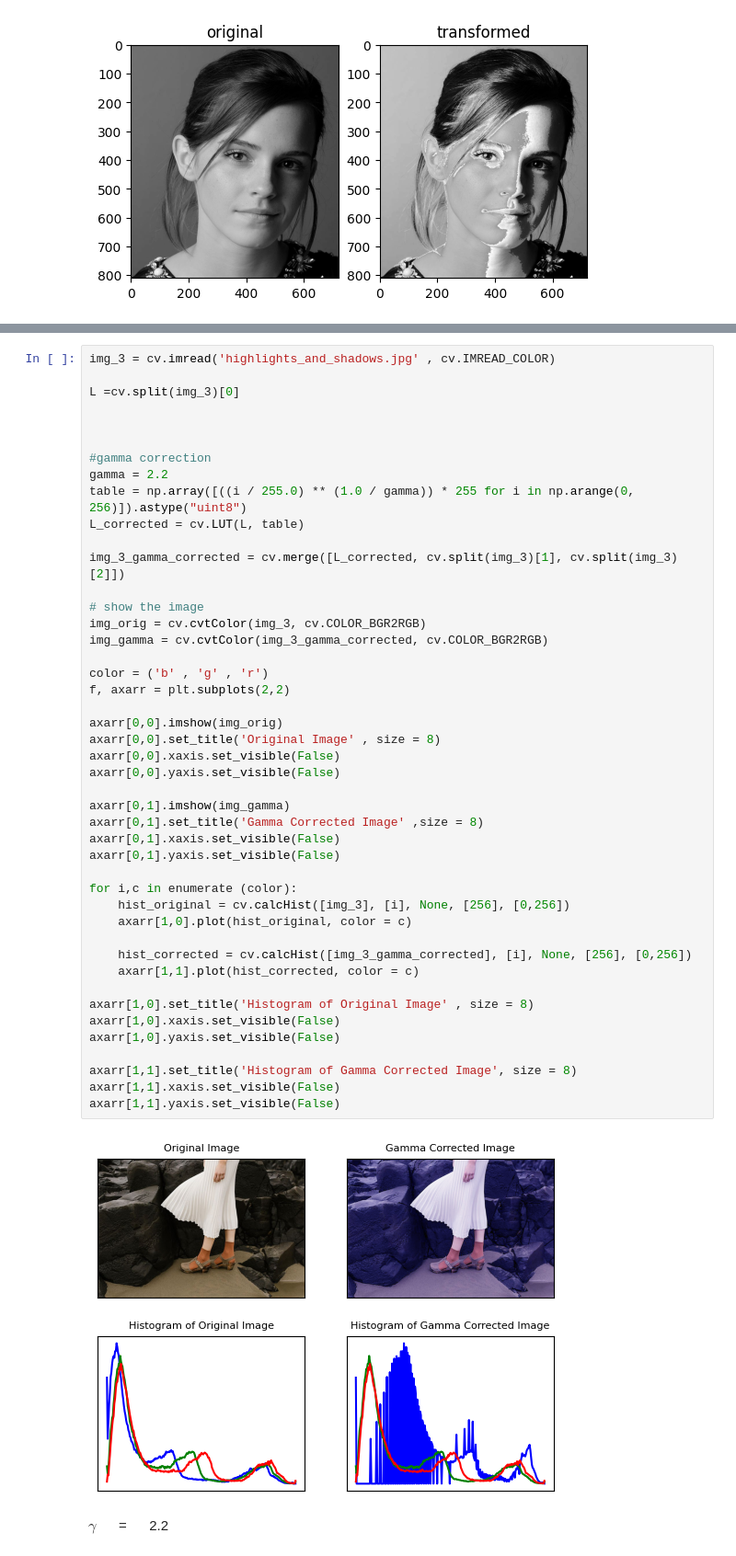
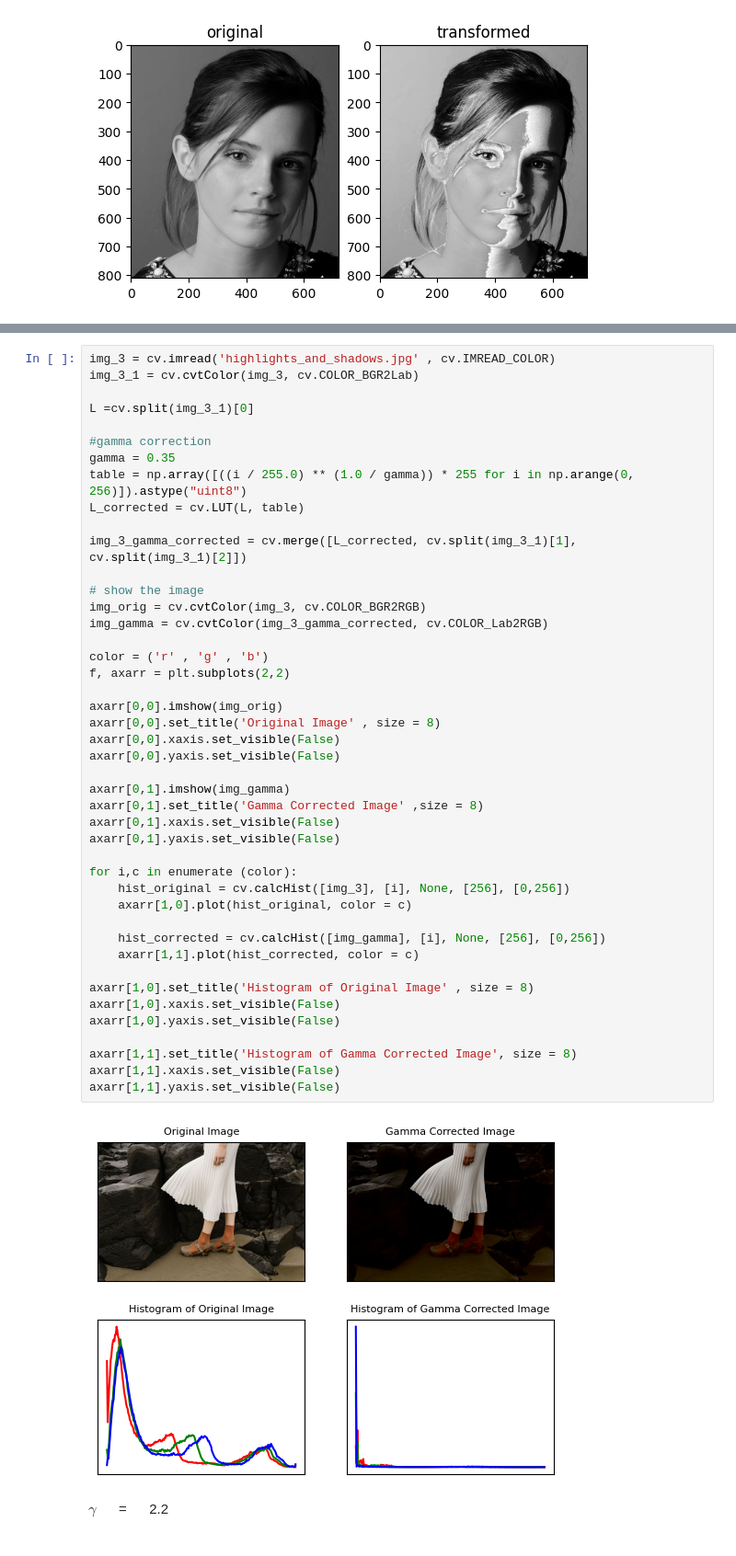
Before and after one commit to TishanSathruwan/ImageProcessing_MachineVision, a Jupyter notebook: Assignments/Assignment_1/Assignment_01.ipynb, the cells around one changed output, grey strips where cells are left out. Shown at 92% size. Drawn from its saved outputs; the diff is of its cells as text.

```diff
--- a/Assignments/Assignment_1/Assignment_01.ipynb
+++ b/Assignments/Assignment_1/Assignment_01.ipynb
@@ -102,50 +112,49 @@ $$ Question \quad 3 $$
 # %%
 img_3 = cv.imread('highlights_and_shadows.jpg' , cv.IMREAD_COLOR)
+img_3_1 = cv.cvtColor(img_3, cv.COLOR_BGR2Lab)
 
-L =cv.split(img_3)[0]
-
-
+L =cv.split(img_3_1)[0]
 
 #gamma correction
-gamma = 2.2
+gamma = 0.35
 table = np.array([((i / 255.0) ** (1.0 / gamma)) * 255 for i in np.arange(0, 256)]).astype("uint8")
 L_corrected = cv.LUT(L, table)
 
-img_3_gamma_corrected = cv.merge([L_corrected, cv.split(img_3)[1], cv.split(img_3)[2]])
+img_3_gamma_corrected = cv.merge([L_corrected, cv.split(img_3_1)[1], cv.split(img_3_1)[2]])
 
 # show the image
 img_orig = cv.cvtColor(img_3, cv.COLOR_BGR2RGB)
-img_gamma = cv.cvtColor(img_3_gamma_corrected, cv.COLOR_BGR2RGB)
+img_gamma = cv.cvtColor(img_3_gamma_corrected, cv.COLOR_Lab2RGB)
 
-color = ('b' , 'g' , 'r')
+color = ('r' , 'g' , 'b')
 f, axarr = plt.subplots(2,2)
 
 axarr[0,0].imshow(img_orig)
 axarr[0,0].set_title('Original Image' , size = 8)
 axarr[0,0].xaxis.set_visible(False)
 axarr[0,0].yaxis.set_visible(False)
 
 axarr[0,1].imshow(img_gamma)
 axarr[0,1].set_title('Gamma Corrected Image' ,size = 8)
 axarr[0,1].xaxis.set_visible(False)
 axarr[0,1].yaxis.set_visible(False)
 
 for i,c in enumerate (color):
     hist_original = cv.calcHist([img_3], [i], None, [256], [0,256])
     axarr[1,0].plot(hist_original, color = c)
 
-    hist_corrected = cv.calcHist([img_3_gamma_corrected], [i], None, [256], [0,256])
+    hist_corrected = cv.calcHist([img_gamma], [i], None, [256], [0,256])
     axarr[1,1].plot(hist_corrected, color = c)
 
 axarr[1,0].set_title('Histogram of Original Image' , size = 8)
 axarr[1,0].xaxis.set_visible(False)
 axarr[1,0].yaxis.set_visible(False)
 
 axarr[1,1].set_title('Histogram of Gamma Corrected Image', size = 8)
 axarr[1,1].xaxis.set_visible(False)
 axarr[1,1].yaxis.set_visible(False)
 # %% [output]
-[figure, old version]
+[figure, new version]
 # %% [markdown]
 $ \gamma $ $\quad$ =  $\quad$ 2.2
 # %% [markdown]
```
Also changed, not shown: parts of 13 cells of this notebook.
